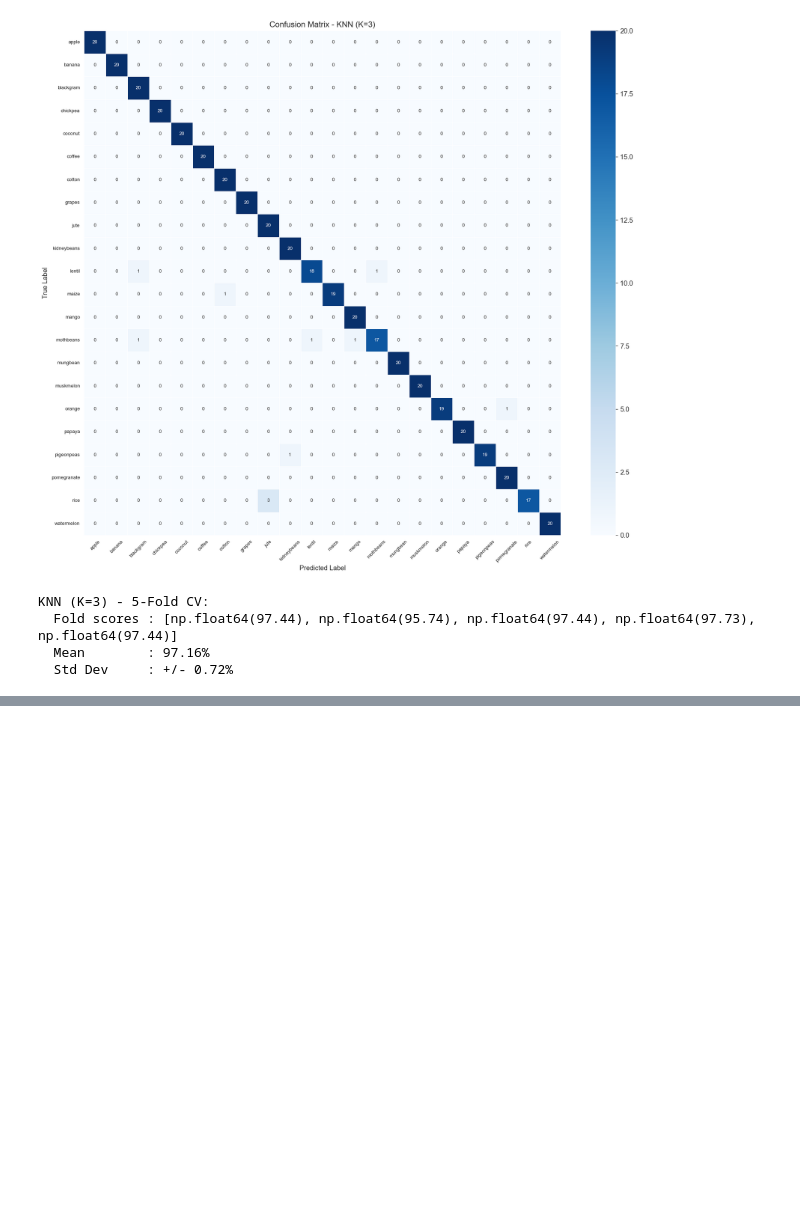
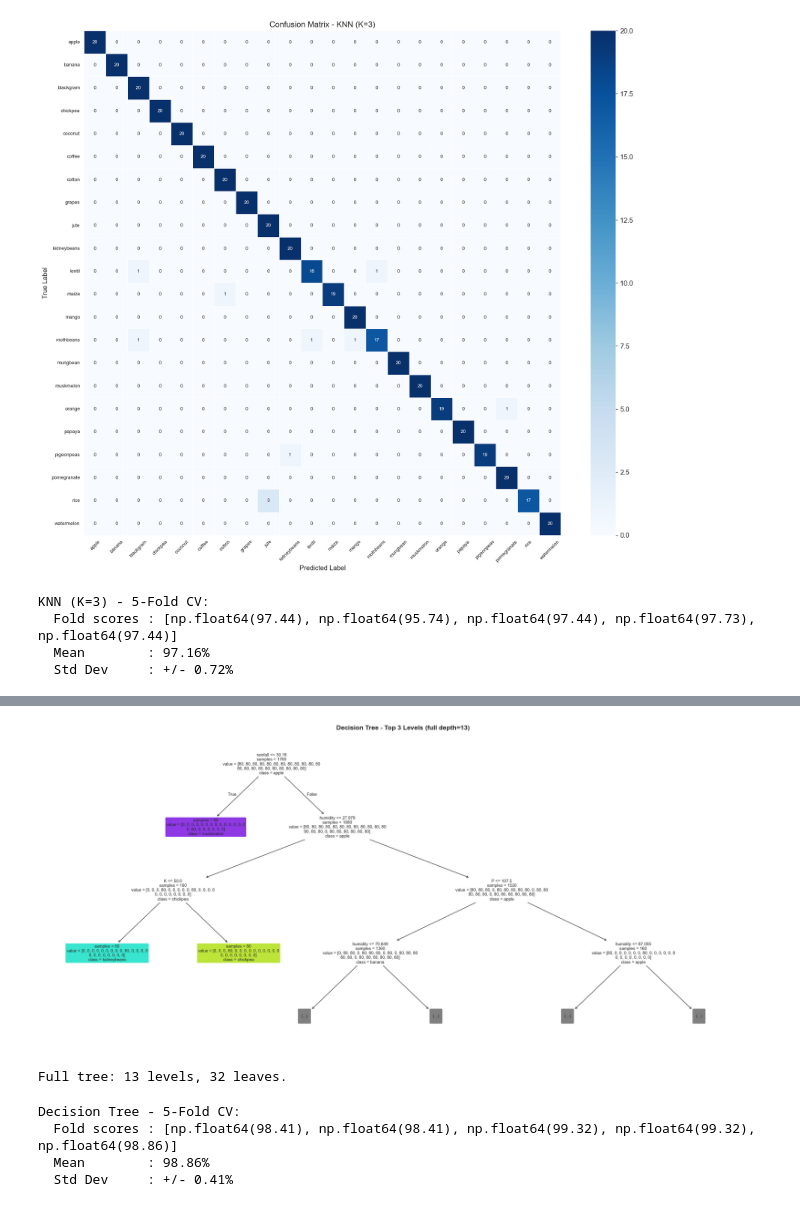
Before and after one commit to mriyazashliya03/Crop-Recommendation-System-using-ML, a Jupyter notebook: model_building.ipynb, the cells around one changed output, grey strips where cells are left out. Drawn from its saved outputs; the diff is of its cells as text; code cells hidden in the pictures; blank space fills up the shorter version.

```diff
--- a/model_building.ipynb
+++ b/model_building.ipynb
@@ -384,0 +494,26 @@ KNN (K=3) - 5-Fold CV:
+# %%
+# Tree visualization -- top 3 levels
+fig, ax = plt.subplots(figsize=(22, 10))
+plot_tree(dt_model, feature_names=FEATURES, class_names=classes,
+          filled=True, rounded=True, max_depth=3,
+          fontsize=9, ax=ax, impurity=False)
+ax.set_title(f'Decision Tree - Top 3 Levels (full depth={best_depth})',
+             fontsize=14, fontweight='bold')
+plt.tight_layout()
+plt.savefig('decision_tree_visualization.png', bbox_inches='tight', dpi=150)
+plt.show()
+print(f'Full tree: {dt_model.get_depth()} levels, {dt_model.get_n_leaves()} leaves.')
+# %% [output]
+[figure, added]
+Full tree: 13 levels, 32 leaves.
+# %%
+cv_dt = cross_val_score(dt_model, X, y, cv=5, scoring='accuracy')
+print(f'Decision Tree - 5-Fold CV:')
+print(f'  Fold scores : {[round(s*100,2) for s in cv_dt]}')
+print(f'  Mean        : {cv_dt.mean()*100:.2f}%')
+print(f'  Std Dev     : +/- {cv_dt.std()*100:.2f}%')
+# %% [output]
+Decision Tree - 5-Fold CV:
+  Fold scores : [np.float64(98.41), np.float64(98.41), np.float64(99.32), np.float64(99.32), np.float64(98.86)]
+  Mean        : 98.86%
+  Std Dev     : +/- 0.41%
```
Also changed, not shown: parts of 5 cells of this notebook.
